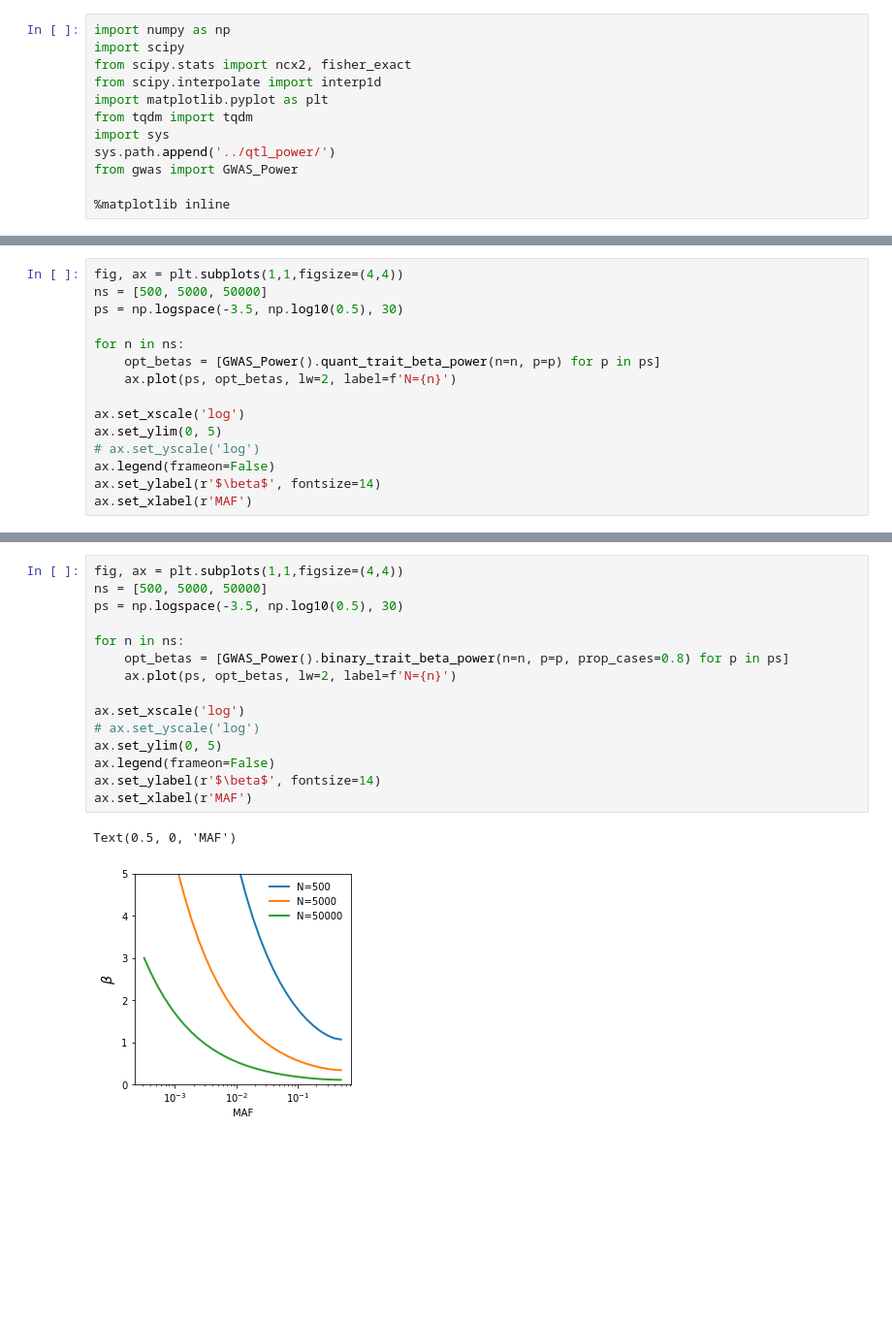
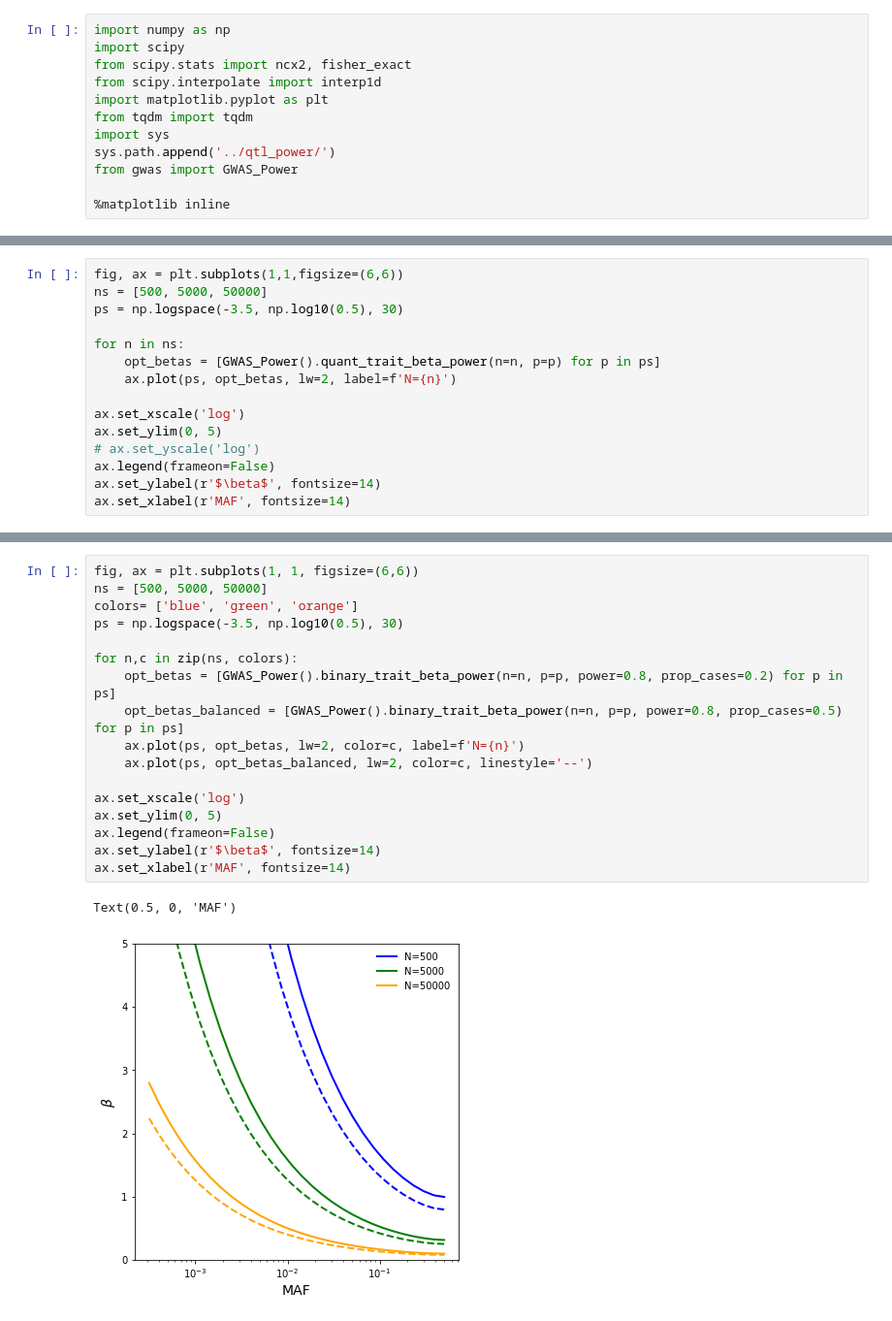
Before and after one commit to aabiddanda/qtl-power, a Jupyter notebook: notebooks/power_qtl.ipynb, the cells around one changed output, grey strips where cells are left out. Shown at 97% size. Saved outputs shown, nothing was run; the diff lists cells and outputs as text; blank space fills up the shorter version.

```diff
--- a/notebooks/power_qtl.ipynb
+++ b/notebooks/power_qtl.ipynb
@@ -15,5 +15,5 @@ from gwas import GWAS_Power
 # %%
-fig, ax = plt.subplots(1,1,figsize=(4,4))
+fig, ax = plt.subplots(1,1,figsize=(6,6))
 ns = [500, 5000, 50000]
 ps = np.logspace(-3.5, np.log10(0.5), 30)
 
@@ -26,6 +26,6 @@ ax.set_ylim(0, 5)
 # ax.set_yscale('log')
 ax.legend(frameon=False)
 ax.set_ylabel(r'$\beta$', fontsize=14)
-ax.set_xlabel(r'MAF')
+ax.set_xlabel(r'MAF', fontsize=14)
 # %% [output]
 Text(0.5, 0, 'MAF')
@@ -33,18 +33,20 @@ Text(0.5, 0, 'MAF')
 # %%
-fig, ax = plt.subplots(1,1,figsize=(4,4))
+fig, ax = plt.subplots(1, 1, figsize=(6,6))
 ns = [500, 5000, 50000]
+colors= ['blue', 'green', 'orange']
 ps = np.logspace(-3.5, np.log10(0.5), 30)
 
-for n in ns:
-    opt_betas = [GWAS_Power().binary_trait_beta_power(n=n, p=p, prop_cases=0.8) for p in ps]
-    ax.plot(ps, opt_betas, lw=2, label=f'N={n}')
+for n,c in zip(ns, colors):
+    opt_betas = [GWAS_Power().binary_trait_beta_power(n=n, p=p, power=0.8, prop_cases=0.2) for p in ps]
+    opt_betas_balanced = [GWAS_Power().binary_trait_beta_power(n=n, p=p, power=0.8, prop_cases=0.5) for p in ps]
+    ax.plot(ps, opt_betas, lw=2, color=c, label=f'N={n}')
+    ax.plot(ps, opt_betas_balanced, lw=2, color=c, linestyle='--')
 
 ax.set_xscale('log')
-# ax.set_yscale('log')
 ax.set_ylim(0, 5)
 ax.legend(frameon=False)
 ax.set_ylabel(r'$\beta$', fontsize=14)
-ax.set_xlabel(r'MAF')
+ax.set_xlabel(r'MAF', fontsize=14)
 # %% [output]
 Text(0.5, 0, 'MAF')
-[figure, old version]
+[figure, new version]
```
Also changed, not shown: parts of 2 cells of this notebook, 2 other files.
